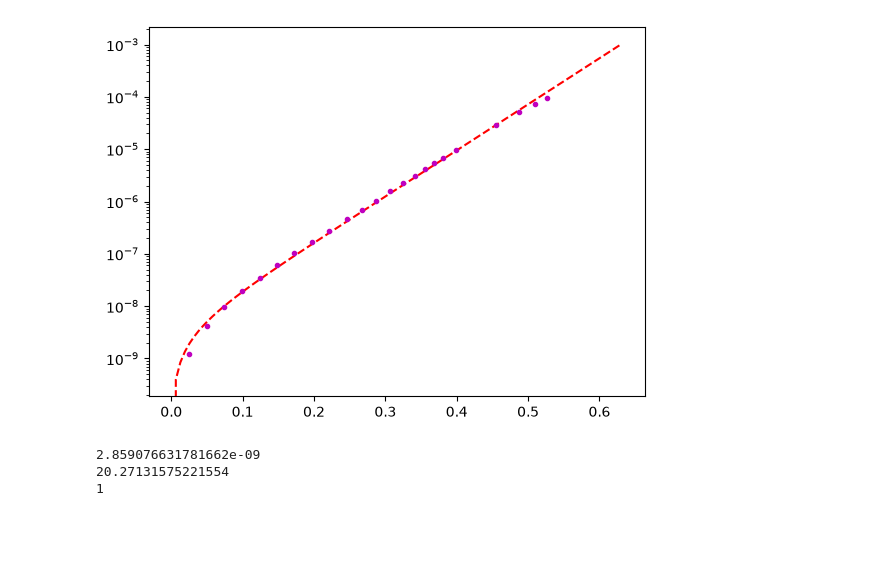
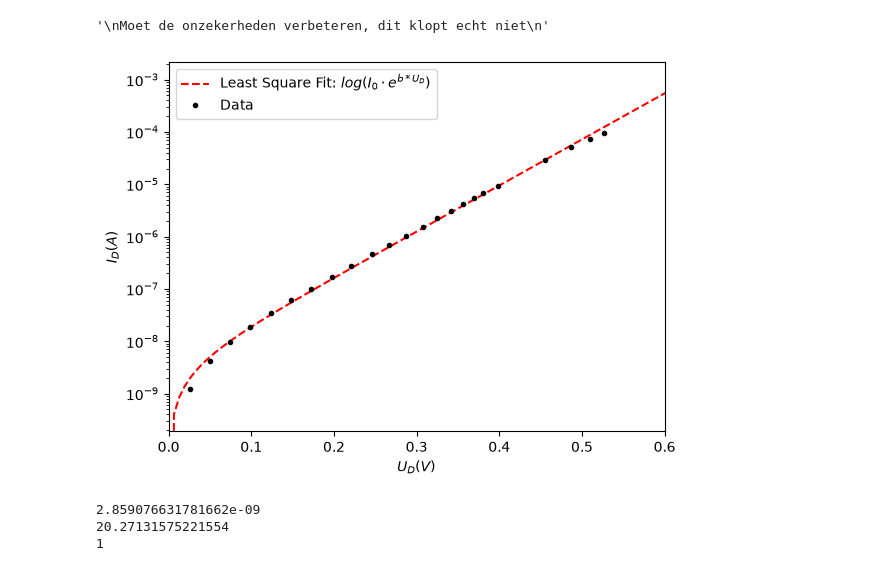
Before and after one commit to Sietse6812953/Boltzmann-Lab, a Jupyter notebook: Iteratie Script.ipynb, the cells around one changed output. Cells and saved outputs as stored; diff of their text form; code cells hidden in the pictures; blank space fills up the shorter version.

```diff
--- a/Iteratie Script.ipynb
+++ b/Iteratie Script.ipynb
@@ -16,6 +16,11 @@ R1_2 = 10e3# Resistor 1 (in ohms)
 uUB = UB*0.001 #Onzekerheid spanningmeter van bron
 uUR1 = UR1*0.001 #Onzekerheid spanningmeter van resistor
 uR1 = (0.002+0.00003)*R1 #Onzekerheid resistor 1
+'''
+Moet de onzekerheden verbeteren, dit klopt echt niet
+'''
+# %% [output]
+'\nMoet de onzekerheden verbeteren, dit klopt echt niet\n'
 # %%
 #Bewerkte data:
 # metingen 1:
@@ -44,43 +49,31 @@ for i in range(len(UB_2)):
     ID_2 = np.append(ID_2,(UR1_2[i]/R1))
 # %%
 #Plotten:
-#plt.semilogy(UD,ID,'k.',label = 'Spankracht over tegen Stroom door de diode')
-#plt.xlim(0,10)
-#plt.show()
-q = 1.602e-19
+q = -1.602e-19
 n = 2
 t = 293
 
 xtest = np.linspace(0,np.max(UD_2)*1.2,100)
-#plt.plot(UD2,np.log(ID),'k.')
 def funcfit(x,a,b):
     return np.log(a *( np.e**(b*x) - 1))
 
 val, cov = curve_fit(funcfit,UD_2,np.log(ID_2),p0=(3.5e-9,19),maxfev=100000)
 
-#plt.plot(xtest,funcfit(xtest,*val),'r--',label = "Least Square Fit")
-#plt.plot(UD2,ID,'k.')
-#plt.plot(xtest,funcfit(xtest,7e-15,1.4e-23),"g")
-#plt.show()
-
-#uID = np.abs((330.01)/(330.01+994.70)*uUB + ((330.01*994.7)/(330.01+994.7))*uUR1/((0.002+0.00003)*994.7))
-
-#uUD2 = []
-#for i in range(0,len(UB)):
-#    uUD2 = np.append(uUD2,((330.01)/(330.01+994.7)*uUB[i]))
-
-plt.semilogy(xtest,np.e**funcfit(xtest,*val),'r--',label = "Least Square Fit",markersize=0.5)
+plt.semilogy(xtest,np.e**funcfit(xtest,*val),'r--',label = "Least Square Fit: $log(I_0 \\cdot e^{b*U_D})$",markersize=0.5)
 #plt.semilogy(UD2,ID,'k.',markersize=1)
-plt.semilogy(UD_2,ID_2,'m.')
-#plt.semilogy(xtest,np.e**funcfit(xtest,3.5e-9,1.4e-23),'g--')
-# plt.errorbar(x=UD2,y=ID,xerr=uUD2,yerr=uID)
+plt.semilogy(UD_2,ID_2,'k.', label = "Data")
+plt.ylabel("$I_D (A)$")
+plt.xlabel("$U_D (V)$")
+plt.legend()
+plt.xlim(0,0.6)
+plt.savefig("Least_Square_Fit_BU.png", dpi = 367)
 plt.show()
 print(val[0])
 print(val[1])
 
 print(1)
 # %% [output]
-[figure, old version]
+[figure, new version]
 2.859076631781662e-09
 20.27131575221554
 1
```
Also changed, not shown: parts of 5 cells of this notebook, 1 other file.
